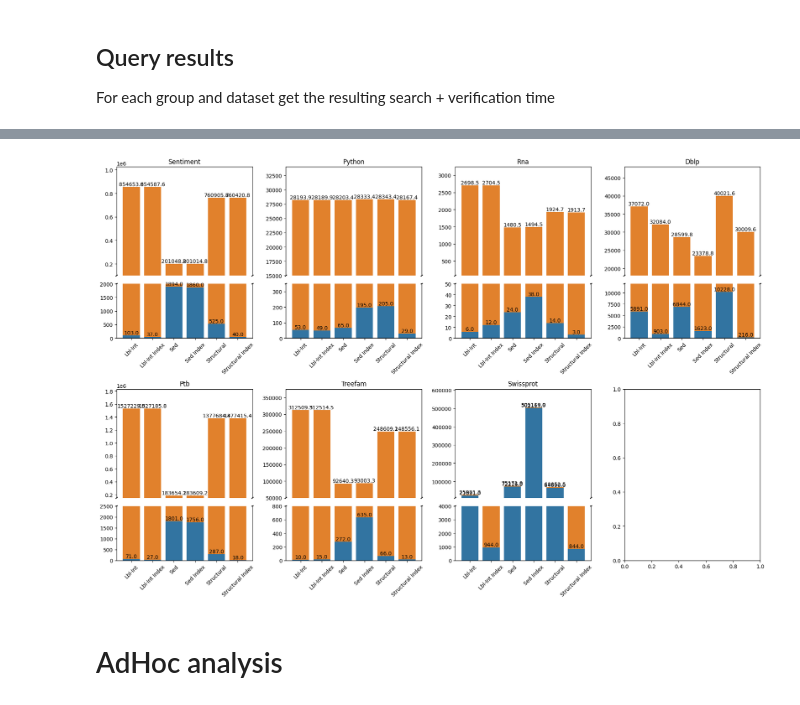
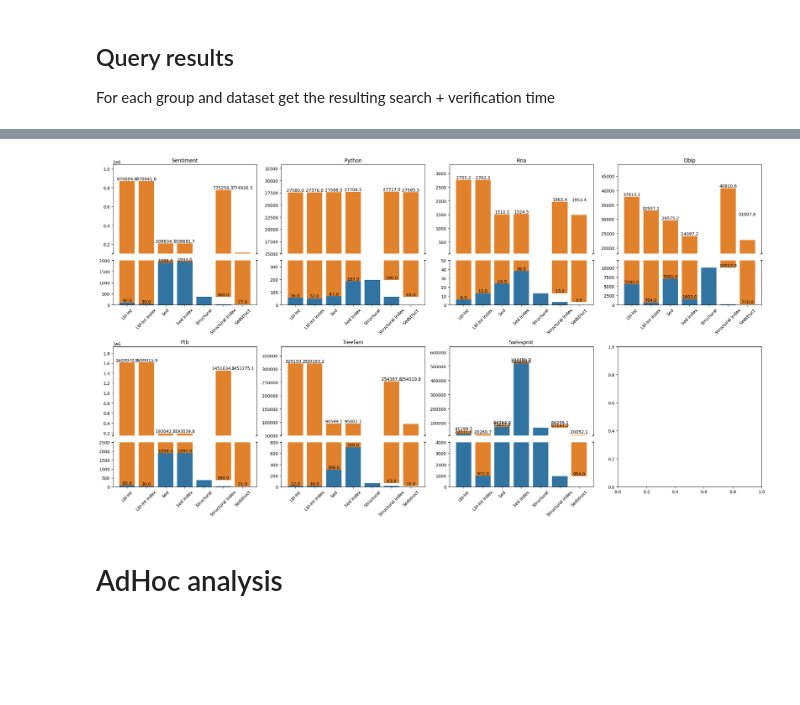
Before and after one commit to LukMRVC/tree-statistics, a Jupyter notebook: TED-viz.ipynb, the cells around one changed output, grey strips where cells are left out. Cells and saved outputs as stored; diff of their text form; code cells hidden in the pictures; blank space fills up the shorter version.

Commit message:
Precision of Sedstruct

```diff
--- a/TED-viz.ipynb
+++ b/TED-viz.ipynb
@@ -1824,9 +1821,10 @@ def get_searching_part(basepath: str) -> tuple[pd.DataFrame, pd.DataFrame, pd.Da
         'Sed': ALGORITHMS['sed'],
         'Structural Index': ALGORITHMS['structuralindex'],
         'Structural': ALGORITHMS['structural'],
+        'SEDStruct': ALGORITHMS['sedstruct'],
         })
     times_df = times_df.set_index('Dataset')
-    candidates_df = candidates_df.set_index('Dataset')
+    candidates_df = candidates_df.rename(columns={'SEDStruct': 'Sedstruct'}).set_index('Dataset')
     times_df['process_part'] = 'searching'
 
     return times_df, candidates_df, stats_df
@@ -1842,9 +1840,9 @@ def get_precision_and_verification_for_ds(basepath: str, cdf: pd.DataFrame, tree
         total_trees_in_ds = trees_in_ds[ds]
         temp_df = pd.DataFrame.from_dict({ 'Dataset': [ds] })
         times_ = []
-        methods = ['Lbl-Int Index', 'Lbl-Int', 'Sed Index', 'Sed', 'Structural Index', 'Structural']
+        methods = ['Lbl-Int Index', 'Lbl-Int', 'Sed Index', 'Sed', 'Structural Index', 'Structural', 'Sedstruct']
         df_all = pd.read_csv(join(basepath, ds, 'verified-all.txt'))
-        for mtd in ('Lblint', 'Sed', 'Structural'):
+        for mtd in ('Lblint', 'Sed', 'Structural', 'Sedstruct'):
             candidates_df = pd.read_csv(join(basepath, ds, f'{mtd}_candidates.csv'), header=None, names=['query_id', 'candidate_id'])
             method_verified_candidates_df = df_all.merge(candidates_df, on=['query_id', 'candidate_id'], how='inner')
             candidate_count = cdf.loc[ds.lower(), mtd]
@@ -1855,8 +1853,11 @@ def get_precision_and_verification_for_ds(basepath: str, cdf: pd.DataFrame, tree
             temp_df
             # convert from microseconds to milliseconds
             total_verification_time_ms = times.sum() / 1_000
-            # twice for index version
-            times_.extend([total_verification_time_ms, total_verification_time_ms])
+            if mtd == 'Sedstruct':
+                times_.extend([total_verification_time_ms])
+            else:
+                # twice for index version
+                times_.extend([total_verification_time_ms, total_verification_time_ms])
 
         g = correct_results.groupby('query_id').count()
         # it must be divided by the count of all trees in dataset
@@ -1865,7 +1866,7 @@ def get_precision_and_verification_for_ds(basepath: str, cdf: pd.DataFrame, tree
         selectivites = pd.concat([selectivites, g])
         pdf = pd.concat([pdf, temp_df])
         # times 6 because we have 3 methods and 2 versions - indexed and not indexed
-        vdf = pd.concat([vdf, pd.DataFrame.from_dict({'Dataset': [ds] * 6, 'process_part': ['verification'] * 6, 'Method': methods, 'Time': times_, }) ])
+        vdf = pd.concat([vdf, pd.DataFrame.from_dict({'Dataset': [ds] * 7, 'process_part': ['verification'] * 7, 'Method': methods, 'Time': times_, }) ])
 
     selectivites.set_index("Dataset")
     pdf = pdf.set_index("Dataset")
@@ -2051,11 +2057,11 @@ def load_hist_stats(datasets, stats_type: str, stats_kind: str):
 
 tree_sizes_stats = pd.DataFrame()
 for lb in lower_bounds:
-    tree_sizes_stats = pd.concat([tree_sizes_stats, load_hist_stats(datasets, 'tree_sizes', f'{lb}-stats')])
+    tree_sizes_stats = pd.concat([tree_sizes_stats, load_hist_stats(datasets, 'tree_sizes', f'{lb.capitalize()}-stats')])
 
 tree_sizes_stats = pd.concat([tree_sizes_stats, load_hist_stats(datasets, 'tree_sizes', f'queries-stats')])
 # %%
-fig, axes = plt.subplots(7, 4, figsize=(22, 18))
+fig, axes = plt.subplots(7, 5, figsize=(22, 18))
 
 kinds = lower_bounds + ('queries', )
 combs = [(ds, k) for ds in datasets for k in kinds]
@@ -2120,36 +2130,36 @@ datasets
 breaks = dict(
     # bolzano=dict(small=20, medium=100, large=20),
     sentiment=(2_000, 100_000),
     swissprot=(4_000, 10_000),
     python=(350, 15_000),
     dblp=12000,
     ptb=(2_500, 150_000),
     treefam=(800, 50_000),
     rna=50,
 )
-order = ['Lbl-Int', 'Lbl-Int Index', 'Sed', 'Sed Index', 'Structural', 'Structural Index']
-fig, axes = plt.subplots(2, 4, figsize=(18, 12))
+order = ['Lbl-Int', 'Lbl-Int Index', 'Sed', 'Sed Index', 'Structural', 'Structural Index', 'Sedstruct']
+fig, axes = plt.subplots(2, 4, figsize=(22, 12))
 axes = np.array([axes]) if not isinstance(axes, np.ndarray) else axes
 for ds, ax in zip(datasets, axes.ravel()):
     break_top = 0
     break_bottom = 0
     if isinstance(breaks[ds], tuple):
         break_bottom, break_top = breaks[ds]
     else:
         break_bottom = breaks[ds]
         break_top = breaks[ds] + (breaks[ds] // 2)
 
     bp = plot_broken_stacked_bars(
         data.plotdata[(data.plotdata['Dataset'] == ds)],
         order,
         ax=ax,
         break_bottom = break_bottom,
         break_top = break_top
     )
     ax.set_title(f'{ds.capitalize()}')
 plt.tight_layout()
 # %% [output]
-[figure, old version]
+[figure, new version]
 # %% [markdown]
 # AdHoc analysis
 # %%
```
Also changed, not shown: parts of 13 cells of this notebook.
